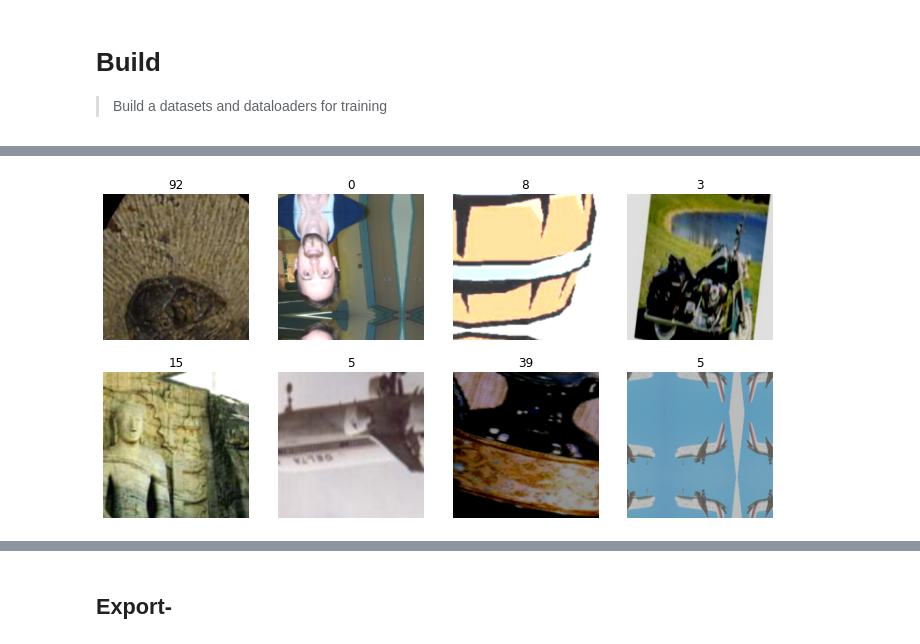
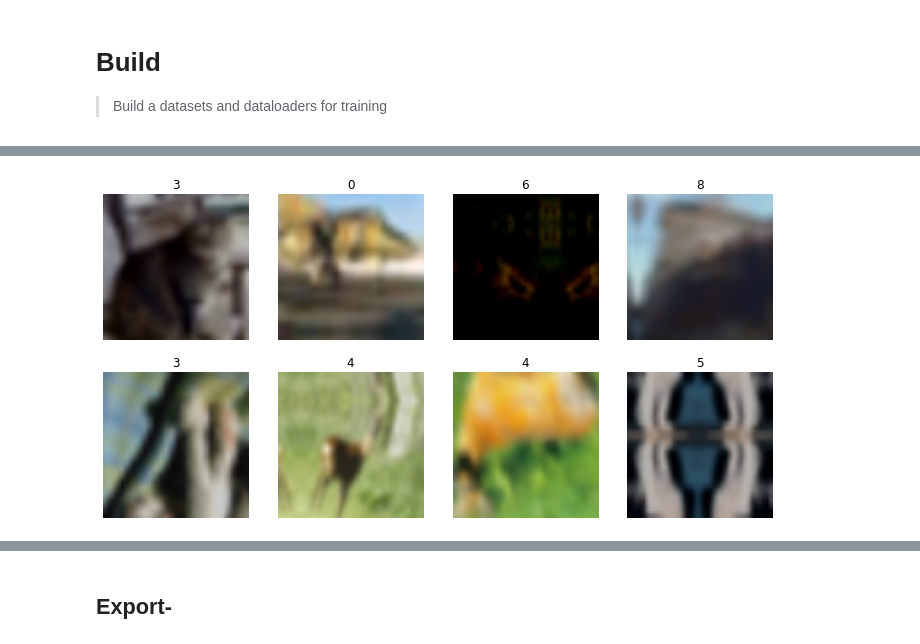
Before and after one commit to benihime91/gale, a Jupyter notebook: nbs/05b_classification.data.build.ipynb, the cells around one changed output, grey strips where cells are left out. Cells and saved outputs as stored; diff of their text form; code cells hidden in the pictures.

```diff
--- a/nbs/05b_classification.data.build.ipynb
+++ b/nbs/05b_classification.data.build.ipynb
@@ -102,12 +102,12 @@ Files already downloaded and verified
 [interactive output not drawn]
 # %%
-ds = DatasetCatalog.get("caltech")
+ds = DatasetCatalog.get("cifar_10")
 
 # Let's create a dataloader & view the Images
 loader = DataLoader(ds, batch_size=8, shuffle=True)
 show_image_batch(next(iter(loader)))
 # %% [output]
-[figure, old version]
+[figure, new version]
 [interactive output not drawn]
 # %%
 # export
```
Also changed, not shown: parts of 9 cells of this notebook, 51 other files.
